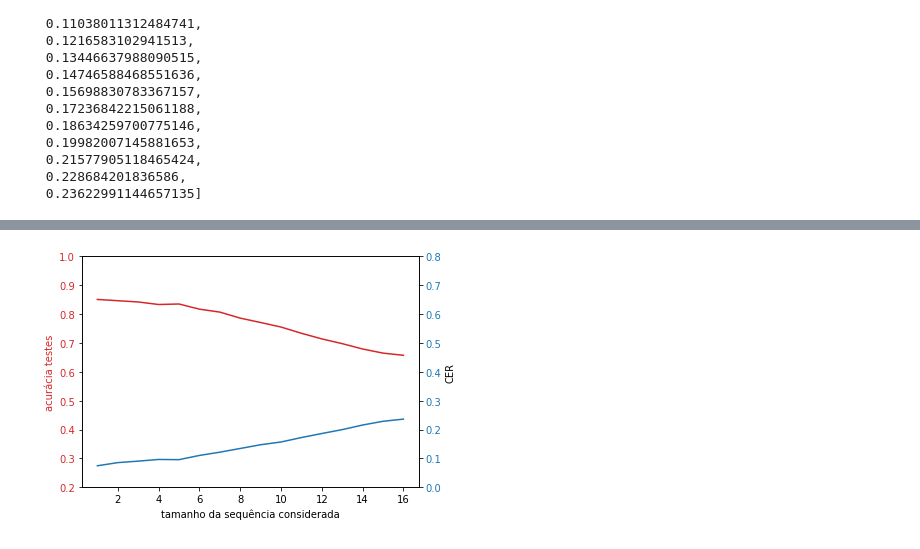
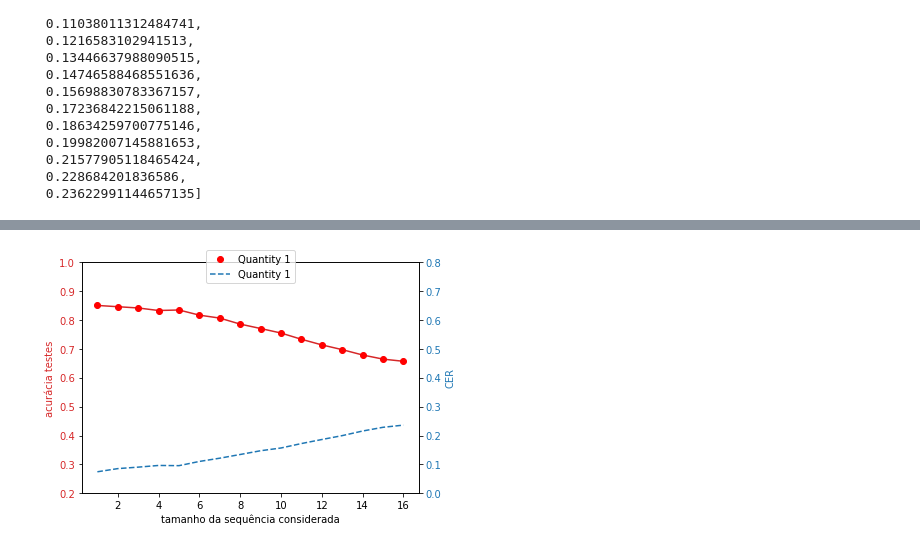
Before and after one commit to sergiohayashi/chess-attention, a Jupyter notebook: trained--for-evaluation/notebooks/app/plot-graphics.ipynb, the cells around one changed output, grey strips where cells are left out. Saved outputs shown, nothing was run; the diff lists cells and outputs as text; code cells hidden in the pictures.

```diff
--- a/trained--for-evaluation/notebooks/app/plot-graphics.ipynb
+++ b/trained--for-evaluation/notebooks/app/plot-graphics.ipynb
@@ -202,27 +205,35 @@ array([ 1,  2,  3,  4,  5,  6,  7,  8,  9, 10, 11, 12, 13, 14, 15])
 # %%
 # Create some mock data
 # t = np.arange(0.01, 10.0, 0.01)
 # data1 = np.exp(t)
 # data2 = np.sin(2 * np.pi * t)
 
 fig, ax1 = plt.subplots()
-
+# plt.gca().legend((
+#     'acurácia',
+#     'CER',
+#     'xx',
+# ))
 color = 'tab:red'
 ax1.set_xlabel('tamanho da sequência considerada')
 ax1.set_ylabel('acurácia testes', color=color)
 ax1.set_ylim([0.2, 1])
 ax1.plot(t, data1, color=color)
+ax1.plot(t, data1, 'ro', label = 'Quantity 1')
 ax1.tick_params(axis='y', labelcolor=color)
 
 ax2 = ax1.twinx()  # instantiate a second axes that shares the same x-axis
 
 color = 'tab:blue'
-ax2.set_ylabel('CER')  # we already handled the x-label with ax1
-ax2.plot(t, data2, color=color)
+ax2.set_ylabel('CER', color=color)  # we already handled the x-label with ax1
+ax2.plot(t, data2, color=color, linestyle='dashed', label = 'Quantity 1')
 ax2.set_ylim([0, 0.8])
 ax2.tick_params(axis='y', labelcolor=color)
+fig.legend(loc="upper center")
+
+
 
 fig.tight_layout()  # otherwise the right y-label is slightly clipped
 plt.show()
 # %% [output]
-[figure, old version]
+[figure, new version]
```
Also changed, not shown: parts of 3 cells of this notebook, 2 other files.
